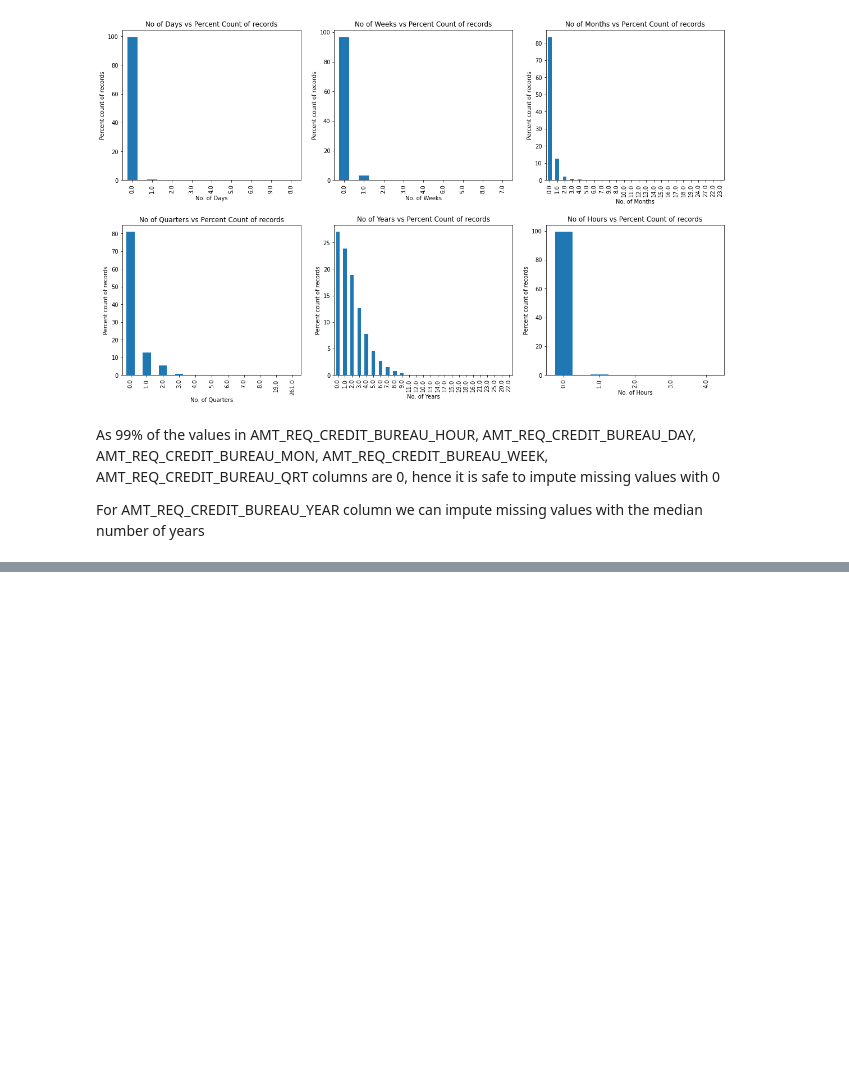
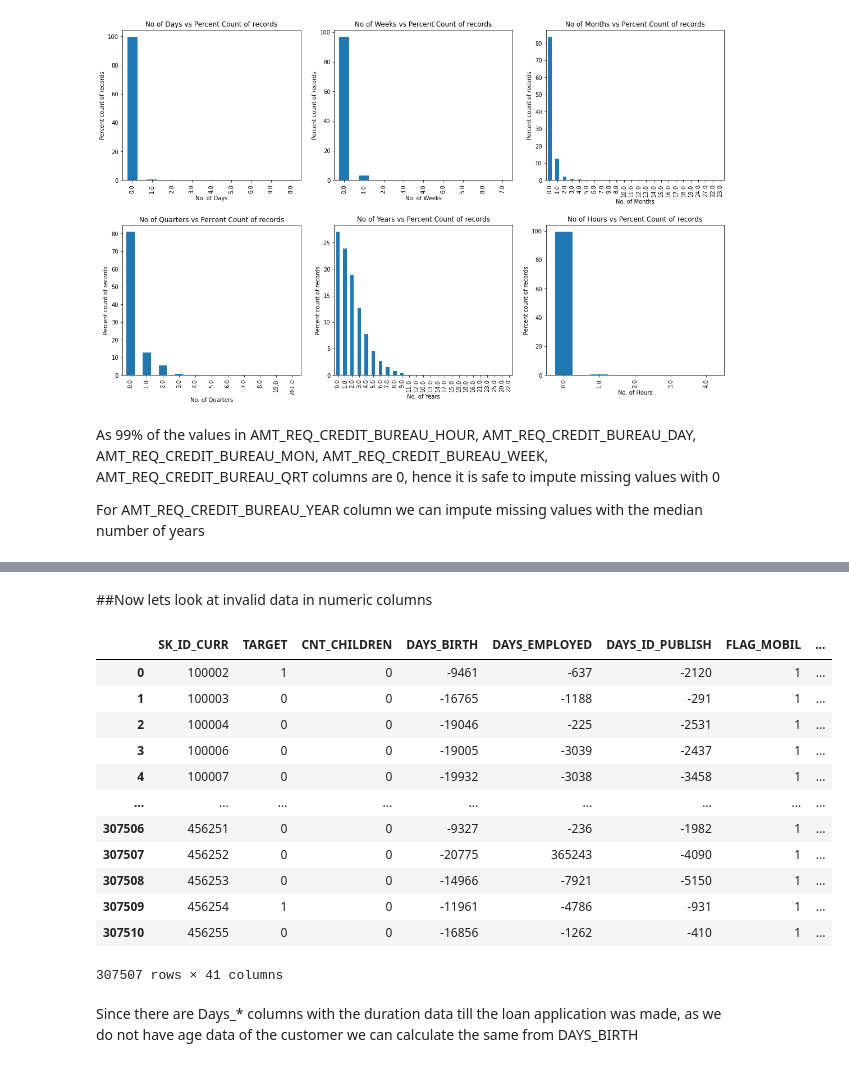
Before and after one commit to GaikwadChinmay/EDA-Case-Study-Bank-Loans, a Jupyter notebook: EDA_Case_Study_UpGrad.ipynb, the cells around one changed output, grey strips where cells are left out. Drawn from its saved outputs; the diff is of its cells as text; code cells hidden in the pictures; blank space fills up the shorter version.

```diff
--- a/EDA_Case_Study_UpGrad.ipynb
+++ b/EDA_Case_Study_UpGrad.ipynb
@@ -16,7 +19,7 @@ Packages imported successfully
 # %% [markdown]
 Now. let's import the data sets
 # %%
-data_app = pd.read_csv('/content/drive/MyDrive/Data Science/Data/application_data.csv')
+data_app = pd.read_csv('/content/drive/Case Study/application_data.csv')
 # %%
 # Shape of dataframe
 data_app_rows, data_app_cols = data_app.shape
@@ -252,0 +370,21 @@ memory usage: 171.3+ MB
+# %% [markdown]
+##Now lets look at invalid data in numeric columns
+# %%
+int_cols = data_app.select_dtypes(np.int64).columns.tolist()
+data_app[int_cols]
+# %% [output]
+|  | SK_ID_CURR | TARGET | CNT_CHILDREN | DAYS_BIRTH | DAYS_EMPLOYED | DAYS_ID_PUBLISH | FLAG_MOBIL | ... |
+| 0 | 100002 | 1 | 0 | -9461 | -637 | -2120 | 1 | ... |
+| 1 | 100003 | 0 | 0 | -16765 | -1188 | -291 | 1 | ... |
+| 2 | 100004 | 0 | 0 | -19046 | -225 | -2531 | 1 | ... |
+| 3 | 100006 | 0 | 0 | -19005 | -3039 | -2437 | 1 | ... |
+| 4 | 100007 | 0 | 0 | -19932 | -3038 | -3458 | 1 | ... |
+| ... | ... | ... | ... | ... | ... | ... | ... | ... |
+| 307506 | 456251 | 0 | 0 | -9327 | -236 | -1982 | 1 | ... |
+| 307507 | 456252 | 0 | 0 | -20775 | 365243 | -4090 | 1 | ... |
+| 307508 | 456253 | 0 | 0 | -14966 | -7921 | -5150 | 1 | ... |
+| 307509 | 456254 | 1 | 0 | -11961 | -4786 | -931 | 1 | ... |
+| 307510 | 456255 | 0 | 0 | -16856 | -1262 | -410 | 1 | ... |
+307507 rows × 41 columns
+# %% [markdown]
+Since there are Days_* columns with the duration data till the loan application was made, as we do not have age data of the customer we can calculate the same from DAYS_BIRTH
```
Also changed, not shown: parts of 50 cells of this notebook.
